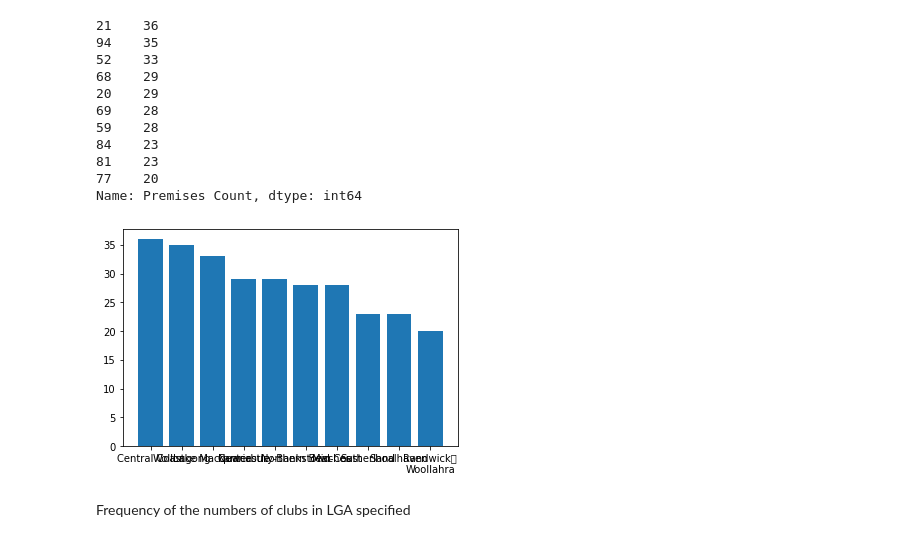
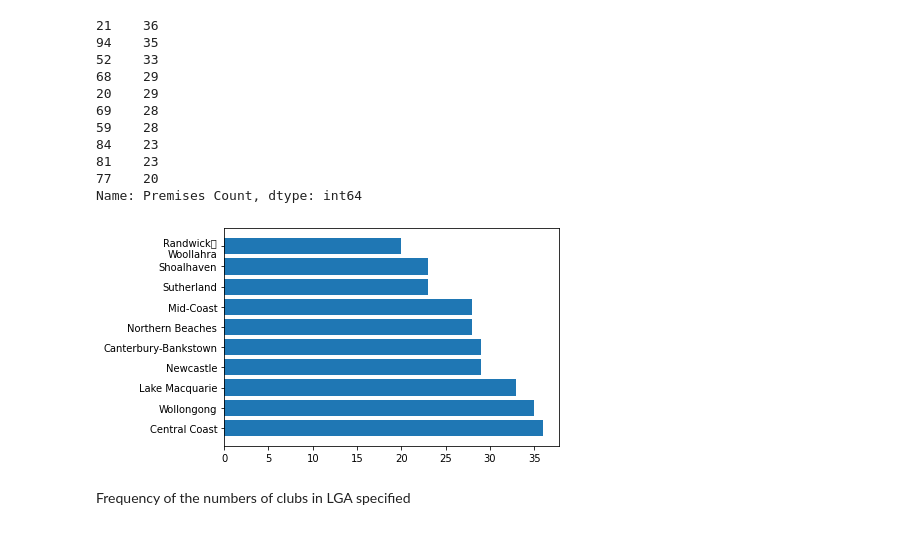
Before and after one commit to BY-2224/clubs-gaming-machine-data, a Jupyter notebook: gaming data.ipynb, the cells around one changed output. Saved outputs shown, nothing was run; the diff lists cells and outputs as text; code cells hidden in the pictures.

```diff
--- a/gaming data.ipynb
+++ b/gaming data.ipynb
@@ -231,10 +261,10 @@ y_axis
 77    20
 Name: Premises Count, dtype: int64
 # %%
-plt.bar(x_axis,y_axis)
+plt.barh(x_axis,y_axis)
 plt.show()
 # %% [output]
-[figure, old version]
+[figure, new version]
 # %% [markdown]
 Frequency of the numbers of clubs in LGA specified
 # %%
```
Also changed, not shown: parts of 7 cells of this notebook.
